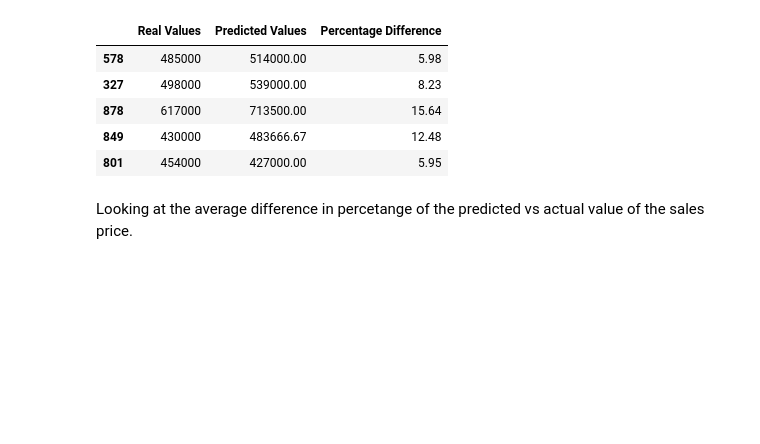
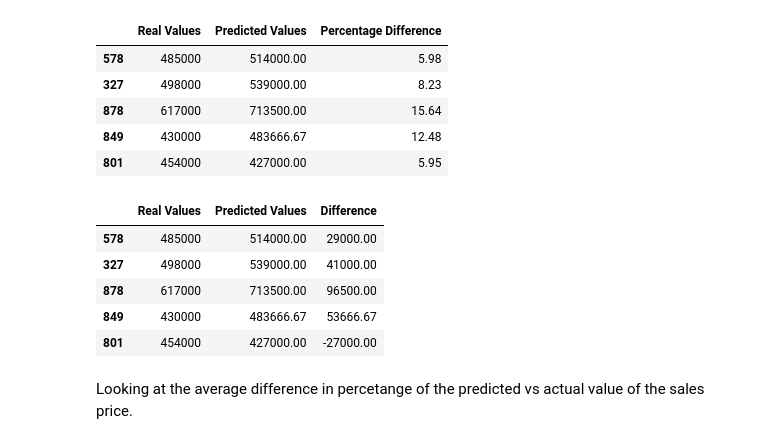
Before and after one commit to SamuelRobins/Capstone_Project, a Jupyter notebook: Final Notebook Deliverable.ipynb, the cells around one changed output. Drawn from its saved outputs; the diff is of its cells as text; code cells hidden in the pictures; blank space fills up the shorter version.

```diff
--- a/Final Notebook Deliverable.ipynb
+++ b/Final Notebook Deliverable.ipynb
@@ -484,6 +496,16 @@ Comparison_df.tail()
 | 878 | 617000 | 713500.00 | 15.64 |
 | 849 | 430000 | 483666.67 | 12.48 |
 | 801 | 454000 | 427000.00 | 5.95 |
+# %%
+sub_comps = pd.DataFrame({'Real Values':y_test, 'Predicted Values':y_pred, ' Difference':y_pred-y_test})
+sub_comps.tail()
+# %% [output]
+|  | Real Values | Predicted Values | Difference |
+| 578 | 485000 | 514000.00 | 29000.00 |
+| 327 | 498000 | 539000.00 | 41000.00 |
+| 878 | 617000 | 713500.00 | 96500.00 |
+| 849 | 430000 | 483666.67 | 53666.67 |
+| 801 | 454000 | 427000.00 | -27000.00 |
 # %% [markdown]
 Looking at the average difference in percetange of the predicted vs actual value of the sales price.
 # %%
```
Also changed, not shown: parts of 15 cells of this notebook, 1 other file.
